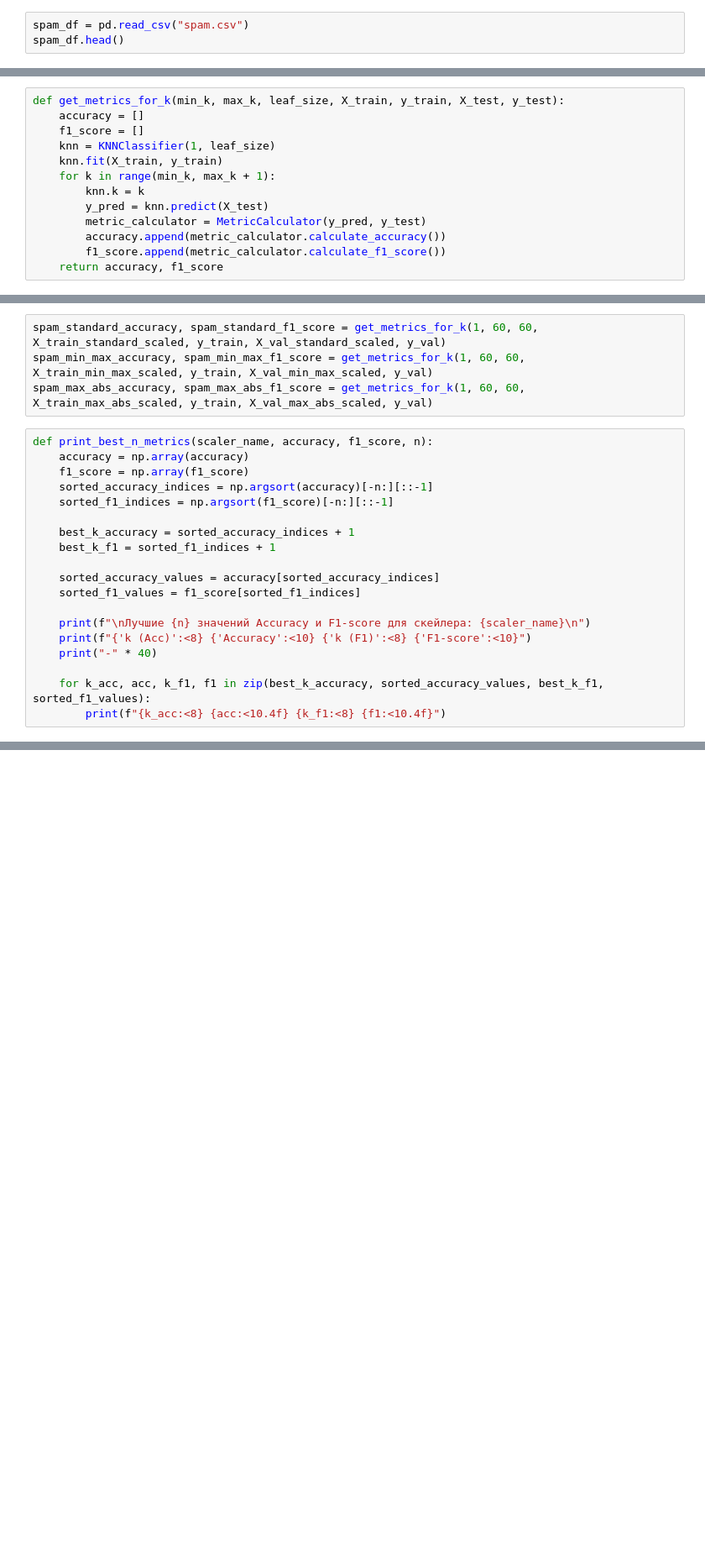
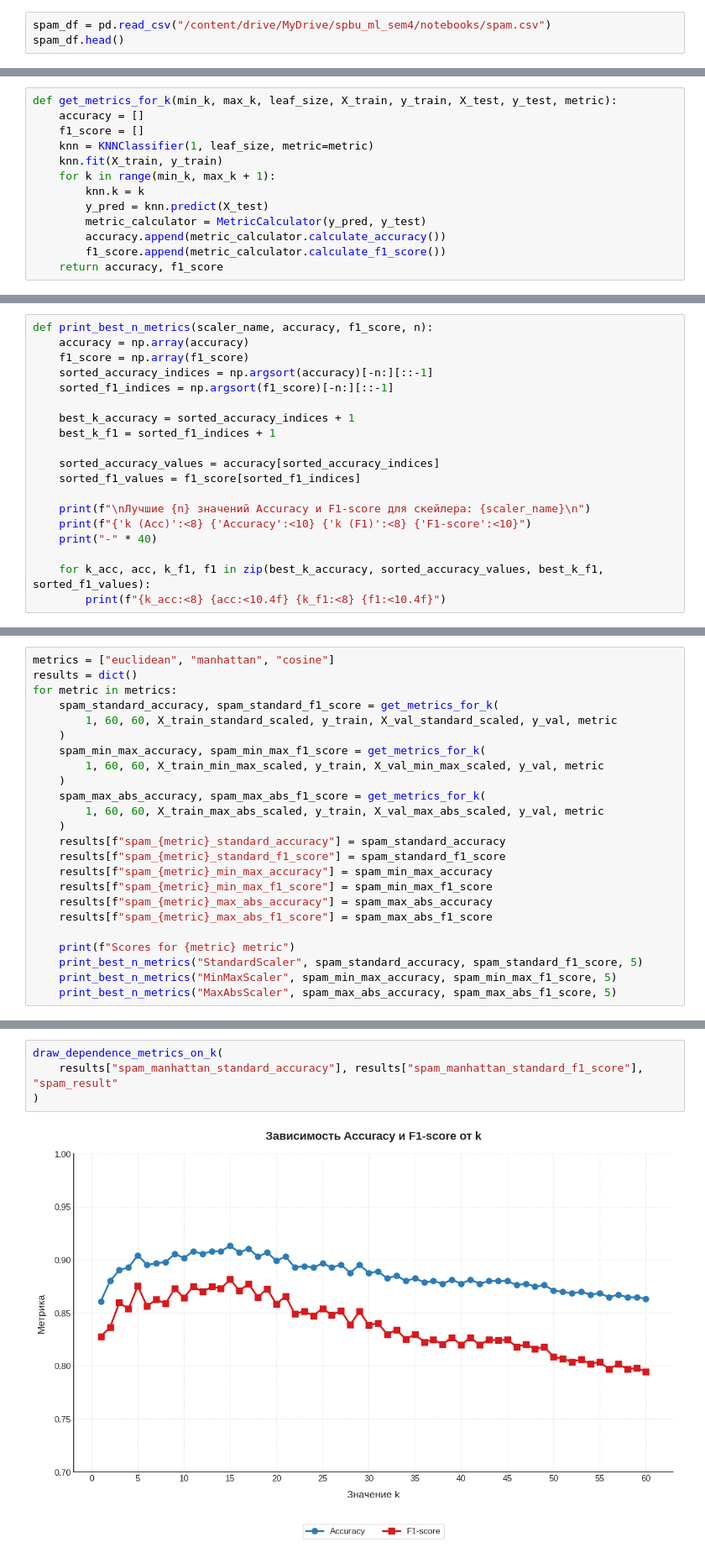
Before and after one commit to ArtemKushnir/spbu_ml_sem4, a Jupyter notebook: notebooks/training.ipynb, the cells around one changed output, grey strips where cells are left out. Shown: that part at 84% size. Saved outputs shown, nothing was run; the diff lists cells and outputs as text; blank space fills up the shorter version.

Commit message:
feat: check others metrics for knn

```diff
--- a/notebooks/training.ipynb
+++ b/notebooks/training.ipynb
@@ -11,5 +8,5 @@ from src.homework2.processing import MinMaxScaler, StandardScaler, MaxAbsScaler,
 # %%
-spam_df = pd.read_csv("spam.csv")
+spam_df = pd.read_csv("/content/drive/MyDrive/spbu_ml_sem4/notebooks/spam.csv")
 spam_df.head()
 # %% [output]
 |  | word_freq_make | word_freq_address | word_freq_all | word_freq_3d | word_freq_our | word_freq_over | ... |
@@ -49,10 +46,10 @@ X_train_max_abs_scaled = max_abs_scaler.fit_transform(X_train)
 X_val_max_abs_scaled = max_abs_scaler.transform(X_val)
 X_test_max_abs_scaled = max_abs_scaler.transform(X_test)
 # %%
-def get_metrics_for_k(min_k, max_k, leaf_size, X_train, y_train, X_test, y_test):
+def get_metrics_for_k(min_k, max_k, leaf_size, X_train, y_train, X_test, y_test, metric):
     accuracy = []
     f1_score = []
-    knn = KNNClassifier(1, leaf_size)
+    knn = KNNClassifier(1, leaf_size, metric=metric)
     knn.fit(X_train, y_train)
     for k in range(min_k, max_k + 1):
         knn.k = k
@@ -92,9 +85,5 @@ def draw_dependence_metrics_on_k(accuracy, f1_score, file_name):
 
     plt.show()
-# %%
-spam_standard_accuracy, spam_standard_f1_score = get_metrics_for_k(1, 60, 60, X_train_standard_scaled, y_train, X_val_standard_scaled, y_val)
-spam_min_max_accuracy, spam_min_max_f1_score = get_metrics_for_k(1, 60, 60, X_train_min_max_scaled, y_train, X_val_min_max_scaled, y_val)
-spam_max_abs_accuracy, spam_max_abs_f1_score = get_metrics_for_k(1, 60, 60, X_train_max_abs_scaled, y_train, X_val_max_abs_scaled, y_val)
 # %%
 def print_best_n_metrics(scaler_name, accuracy, f1_score, n):
     accuracy = np.array(accuracy)
@@ -142,0 +106,24 @@ draw_dependence_metrics_on_k(spam_standard_accuracy, spam_standard_f1_score, "sp
+# %%
+metrics = ["euclidean", "manhattan", "cosine"]
+results = dict()
+for metric in metrics:
+    spam_standard_accuracy, spam_standard_f1_score = get_metrics_for_k(
+        1, 60, 60, X_train_standard_scaled, y_train, X_val_standard_scaled, y_val, metric
+    )
+    spam_min_max_accuracy, spam_min_max_f1_score = get_metrics_for_k(
+        1, 60, 60, X_train_min_max_scaled, y_train, X_val_min_max_scaled, y_val, metric
+    )
+    spam_max_abs_accuracy, spam_max_abs_f1_score = get_metrics_for_k(
+        1, 60, 60, X_train_max_abs_scaled, y_train, X_val_max_abs_scaled, y_val, metric
+    )
+    results[f"spam_{metric}_standard_accuracy"] = spam_standard_accuracy
+    results[f"spam_{metric}_standard_f1_score"] = spam_standard_f1_score
+    results[f"spam_{metric}_min_max_accuracy"] = spam_min_max_accuracy
+    results[f"spam_{metric}_min_max_f1_score"] = spam_min_max_f1_score
+    results[f"spam_{metric}_max_abs_accuracy"] = spam_max_abs_accuracy
+    results[f"spam_{metric}_max_abs_f1_score"] = spam_max_abs_f1_score
+
+    print(f"Scores for {metric} metric")
+    print_best_n_metrics("StandardScaler", spam_standard_accuracy, spam_standard_f1_score, 5)
+    print_best_n_metrics("MinMaxScaler", spam_min_max_accuracy, spam_min_max_f1_score, 5)
+    print_best_n_metrics("MaxAbsScaler", spam_max_abs_accuracy, spam_max_abs_f1_score, 5)
@@ -143 +165,7 @@ draw_dependence_metrics_on_k(spam_standard_accuracy, spam_standard_f1_score, "sp
+# %%
+draw_dependence_metrics_on_k(
+    results["spam_manhattan_standard_accuracy"], results["spam_manhattan_standard_f1_score"], "spam_result"
+)
+# %% [output]
+[figure, added]
 # %%
```
Also changed, not shown: parts of 14 cells of this notebook, 2 other files.
